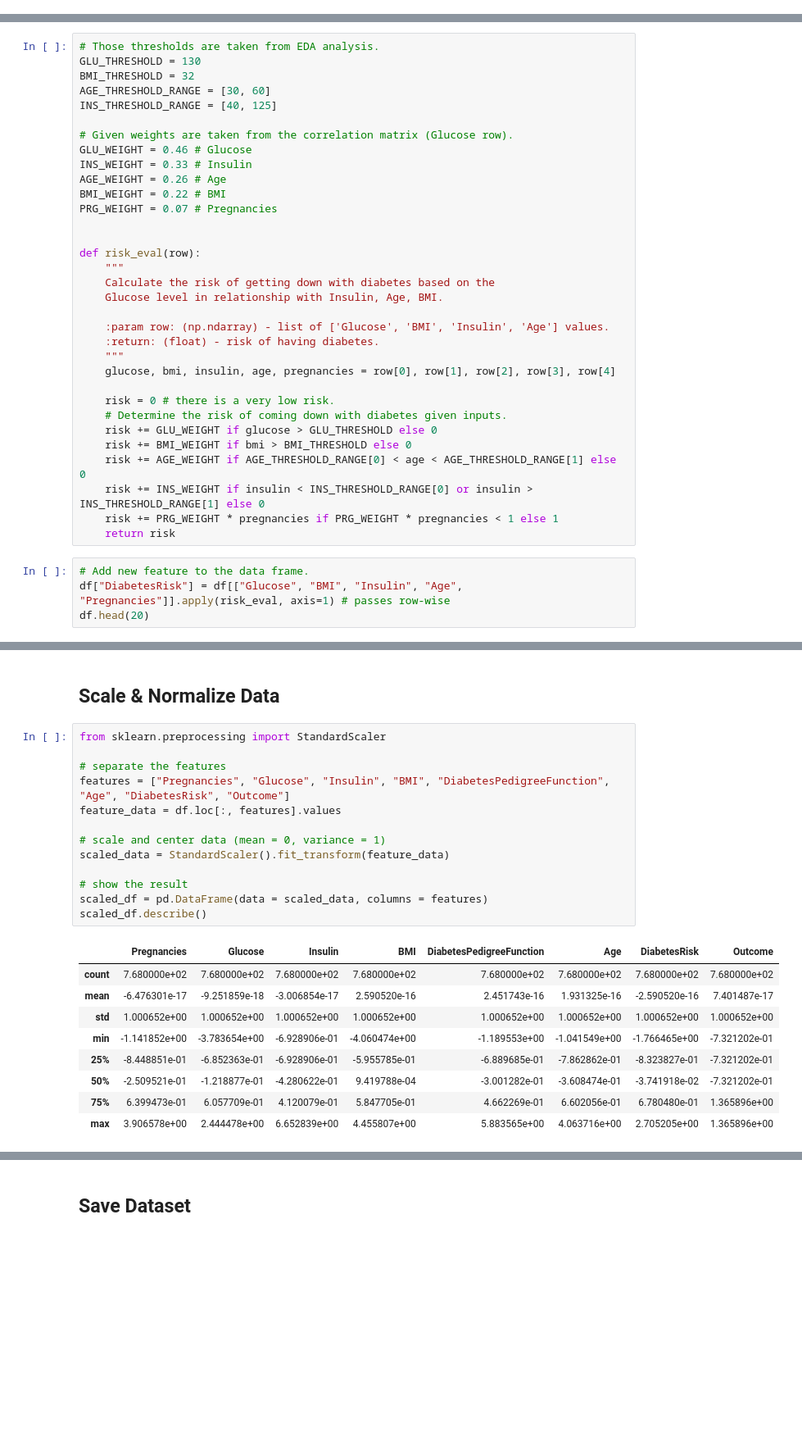
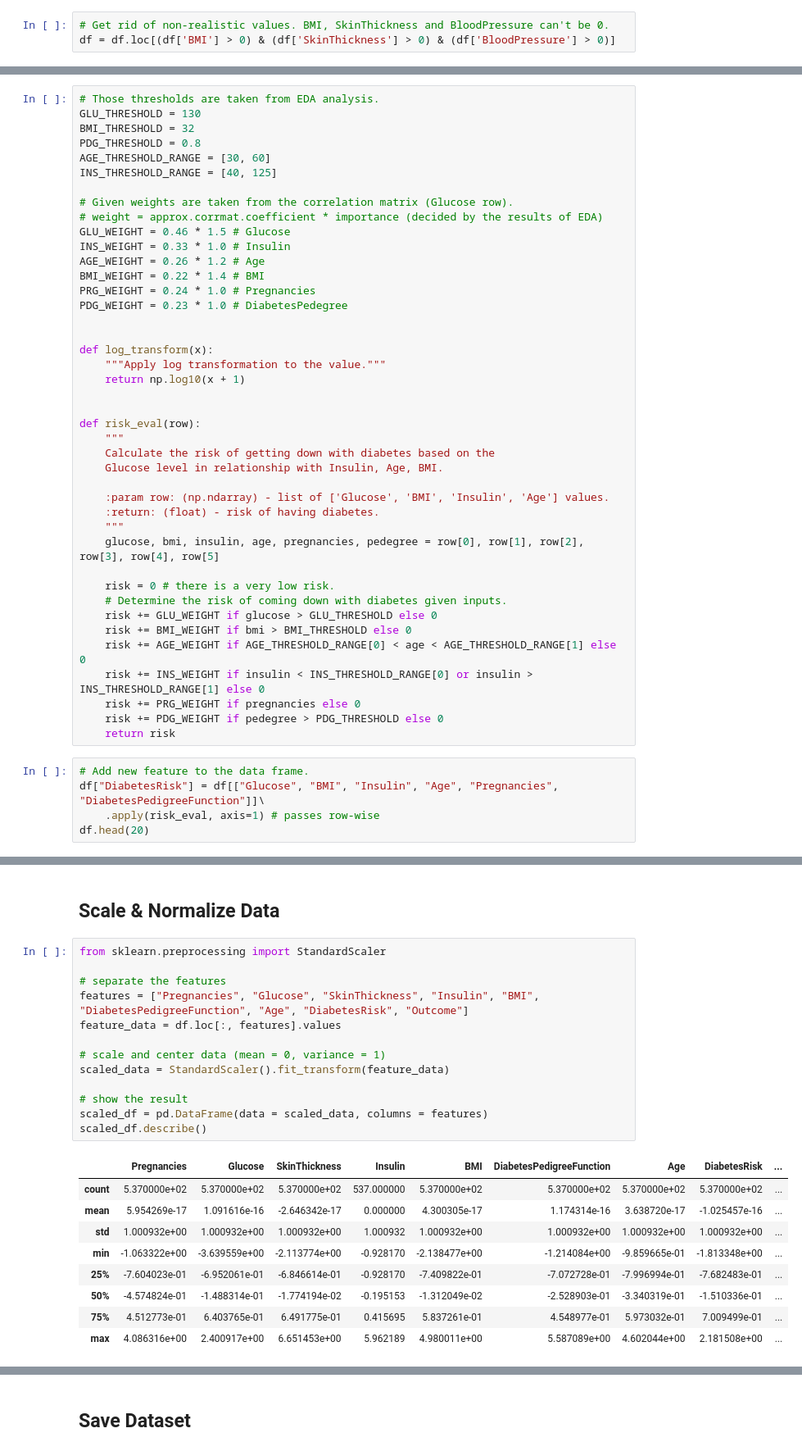
Before and after one commit to denysgerasymuk799/UCU_AI_Course_Project, a Jupyter notebook: 01_Process_Data_and_EDA.ipynb, the cells around one changed output, grey strips where cells are left out. Shown at 82% size. Drawn from its saved outputs; the diff is of its cells as text; blank space fills up the shorter version.

```diff
--- a/01_Process_Data_and_EDA.ipynb
+++ b/01_Process_Data_and_EDA.ipynb
@@ -33,6 +39,9 @@ df
 | 766 | 1 | 126 | 60 | 0 | 0 | 30.1 | 0.349 | 47 | ... |
 | 767 | 1 | 93 | 70 | 31 | 0 | 30.4 | 0.315 | 23 | ... |
 768 rows × 9 columns
+# %%
+# Get rid of non-realistic values. BMI, SkinThickness and BloodPressure can't be 0.
+df = df.loc[(df['BMI'] > 0) & (df['SkinThickness'] > 0) & (df['BloodPressure'] > 0)]
 # %%
 # Correlation matrix
 corrmat = df.corr()
@@ -99,15 +145,23 @@ Given the key aspects, we can create a new feature **DiabetesRisk** that will, g
 # Those thresholds are taken from EDA analysis.
 GLU_THRESHOLD = 130
 BMI_THRESHOLD = 32
+PDG_THRESHOLD = 0.8
 AGE_THRESHOLD_RANGE = [30, 60]
 INS_THRESHOLD_RANGE = [40, 125]
 
 # Given weights are taken from the correlation matrix (Glucose row).
-GLU_WEIGHT = 0.46 # Glucose
-INS_WEIGHT = 0.33 # Insulin
-AGE_WEIGHT = 0.26 # Age
-BMI_WEIGHT = 0.22 # BMI
-PRG_WEIGHT = 0.07 # Pregnancies
+# weight = approx.corrmat.coefficient * importance (decided by the results of EDA)
+GLU_WEIGHT = 0.46 * 1.5 # Glucose
+INS_WEIGHT = 0.33 * 1.0 # Insulin
+AGE_WEIGHT = 0.26 * 1.2 # Age
+BMI_WEIGHT = 0.22 * 1.4 # BMI
+PRG_WEIGHT = 0.24 * 1.0 # Pregnancies
+PDG_WEIGHT = 0.23 * 1.0 # DiabetesPedegree
+
+
+def log_transform(x):
+    """Apply log transformation to the value."""
+    return np.log10(x + 1)
 
 
 def risk_eval(row):
@@ -118,7 +172,7 @@ def risk_eval(row):
     :param row: (np.ndarray) - list of ['Glucose', 'BMI', 'Insulin', 'Age'] values.
     :return: (float) - risk of having diabetes.
     """
-    glucose, bmi, insulin, age, pregnancies = row[0], row[1], row[2], row[3], row[4]
+    glucose, bmi, insulin, age, pregnancies, pedegree = row[0], row[1], row[2], row[3], row[4], row[5]
 
     risk = 0 # there is a very low risk.
     # Determine the risk of coming down with diabetes given inputs.
@@ -126,9 +180,11 @@ def risk_eval(row):
     risk += BMI_WEIGHT if bmi > BMI_THRESHOLD else 0
     risk += AGE_WEIGHT if AGE_THRESHOLD_RANGE[0] < age < AGE_THRESHOLD_RANGE[1] else 0
     risk += INS_WEIGHT if insulin < INS_THRESHOLD_RANGE[0] or insulin > INS_THRESHOLD_RANGE[1] else 0
-    risk += PRG_WEIGHT * pregnancies if PRG_WEIGHT * pregnancies < 1 else 1
+    risk += PRG_WEIGHT if pregnancies else 0
+    risk += PDG_WEIGHT if pedegree > PDG_THRESHOLD else 0
     return risk
 # %%
 # Add new feature to the data frame.
-df["DiabetesRisk"] = df[["Glucose", "BMI", "Insulin", "Age", "Pregnancies"]].apply(risk_eval, axis=1) # passes row-wise
+df["DiabetesRisk"] = df[["Glucose", "BMI", "Insulin", "Age", "Pregnancies", "DiabetesPedigreeFunction"]]\
+    .apply(risk_eval, axis=1) # passes row-wise
 df.head(20)
@@ -176,25 +220,25 @@ DiabetesRisk              0.594328  0.480451      1.000000
 # %%
 from sklearn.preprocessing import StandardScaler
 
 # separate the features
-features = ["Pregnancies", "Glucose", "Insulin", "BMI", "DiabetesPedigreeFunction", "Age", "DiabetesRisk", "Outcome"]
+features = ["Pregnancies", "Glucose", "SkinThickness", "Insulin", "BMI", "DiabetesPedigreeFunction", "Age", "DiabetesRisk", "Outcome"]
 feature_data = df.loc[:, features].values
 
 # scale and center data (mean = 0, variance = 1)
 scaled_data = StandardScaler().fit_transform(feature_data)
 
 # show the result
 scaled_df = pd.DataFrame(data = scaled_data, columns = features)
 scaled_df.describe()
 # %% [output]
-|  | Pregnancies | Glucose | Insulin | BMI | DiabetesPedigreeFunction | Age | DiabetesRisk | Outcome |
-| count | 7.680000e+02 | 7.680000e+02 | 7.680000e+02 | 7.680000e+02 | 7.680000e+02 | 7.680000e+02 | 7.680000e+02 | 7.680000e+02 |
-| mean | -6.476301e-17 | -9.251859e-18 | -3.006854e-17 | 2.590520e-16 | 2.451743e-16 | 1.931325e-16 | -2.590520e-16 | 7.401487e-17 |
-| std | 1.000652e+00 | 1.000652e+00 | 1.000652e+00 | 1.000652e+00 | 1.000652e+00 | 1.000652e+00 | 1.000652e+00 | 1.000652e+00 |
-| min | -1.141852e+00 | -3.783654e+00 | -6.928906e-01 | -4.060474e+00 | -1.189553e+00 | -1.041549e+00 | -1.766465e+00 | -7.321202e-01 |
-| 25% | -8.448851e-01 | -6.852363e-01 | -6.928906e-01 | -5.955785e-01 | -6.889685e-01 | -7.862862e-01 | -8.323827e-01 | -7.321202e-01 |
-| 50% | -2.509521e-01 | -1.218877e-01 | -4.280622e-01 | 9.419788e-04 | -3.001282e-01 | -3.608474e-01 | -3.741918e-02 | -7.321202e-01 |
-| 75% | 6.399473e-01 | 6.057709e-01 | 4.120079e-01 | 5.847705e-01 | 4.662269e-01 | 6.602056e-01 | 6.780480e-01 | 1.365896e+00 |
-| max | 3.906578e+00 | 2.444478e+00 | 6.652839e+00 | 4.455807e+00 | 5.883565e+00 | 4.063716e+00 | 2.705205e+00 | 1.365896e+00 |
+|  | Pregnancies | Glucose | SkinThickness | Insulin | BMI | DiabetesPedigreeFunction | Age | DiabetesRisk | ... |
+| count | 5.370000e+02 | 5.370000e+02 | 5.370000e+02 | 537.000000 | 5.370000e+02 | 5.370000e+02 | 5.370000e+02 | 5.370000e+02 | ... |
+| mean | 5.954269e-17 | 1.091616e-16 | -2.646342e-17 | 0.000000 | 4.300305e-17 | 1.174314e-16 | 3.638720e-17 | -1.025457e-16 | ... |
+| std | 1.000932e+00 | 1.000932e+00 | 1.000932e+00 | 1.000932 | 1.000932e+00 | 1.000932e+00 | 1.000932e+00 | 1.000932e+00 | ... |
+| min | -1.063322e+00 | -3.639559e+00 | -2.113774e+00 | -0.928170 | -2.138477e+00 | -1.214084e+00 | -9.859665e-01 | -1.813348e+00 | ... |
+| 25% | -7.604023e-01 | -6.952061e-01 | -6.846614e-01 | -0.928170 | -7.409822e-01 | -7.072728e-01 | -7.996994e-01 | -7.682483e-01 | ... |
+| 50% | -4.574824e-01 | -1.488314e-01 | -1.774194e-02 | -0.195153 | -1.312049e-02 | -2.528903e-01 | -3.340319e-01 | -1.510336e-01 | ... |
+| 75% | 4.512773e-01 | 6.403765e-01 | 6.491775e-01 | 0.415695 | 5.837261e-01 | 4.548977e-01 | 5.973032e-01 | 7.009499e-01 | ... |
+| max | 4.086316e+00 | 2.400917e+00 | 6.651453e+00 | 5.962189 | 4.980011e+00 | 5.587089e+00 | 4.602044e+00 | 2.181508e+00 | ... |
 # %%
 # Include only the columns that have sufficient correlation with the 'Outcome'.
```
Also changed, not shown: parts of 16 cells of this notebook, 3 other files.
